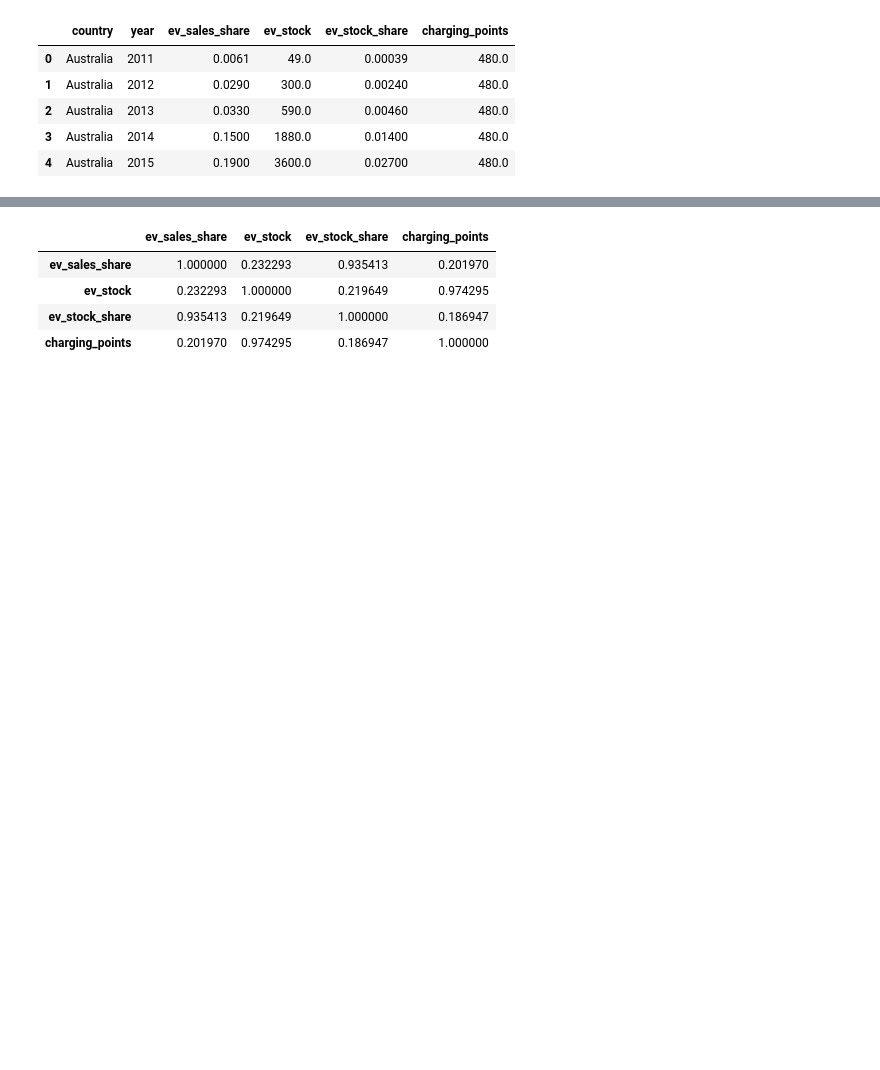
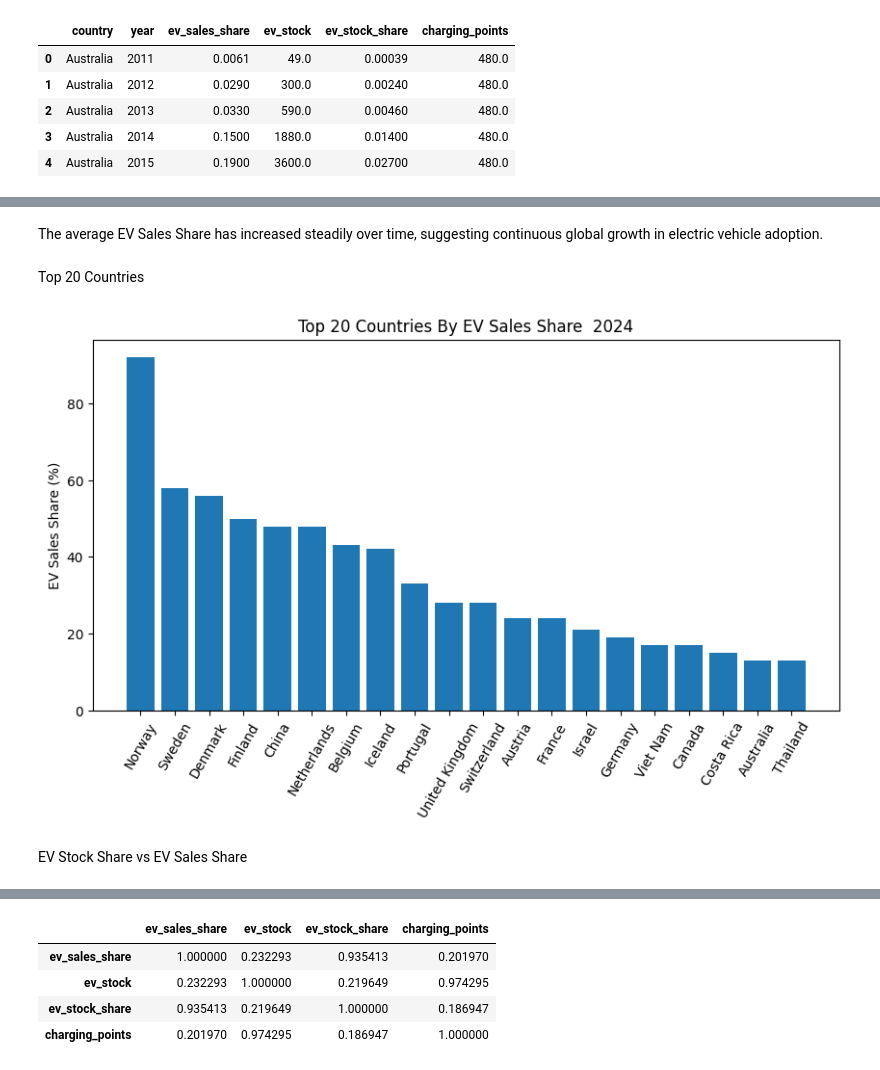
Before and after one commit to hemanth-kumar-1994/Final_Project, a Jupyter notebook: figures/Final_EDA_Plots.ipynb, the cells around one changed output, grey strips where cells are left out. Drawn from its saved outputs; the diff is of its cells as text; code cells hidden in the pictures; blank space fills up the shorter version.

```diff
--- a/figures/Final_EDA_Plots.ipynb
+++ b/figures/Final_EDA_Plots.ipynb
@@ -19,0 +61,28 @@ df.head()
+# %% [markdown]
+The average EV Sales Share has increased steadily over time, suggesting continuous global growth in electric vehicle adoption.
+# %% [markdown]
+Top 20 Countries
+# %%
+latest_year = df["year"].max()
+
+latest = df[df["year"] == latest_year]
+
+top20 = (
+    latest
+    .sort_values(
+        "ev_sales_share",
+        ascending=False
+    )
+    .head(20)
+)
+
+plt.figure(figsize=(10,5))
+plt.bar(top20["country"], top20["ev_sales_share"])
+plt.xticks(rotation=60)
+plt.title(f'Top 20 Countries By EV Sales Share  {latest_year}')
+plt.ylabel("EV Sales Share (%)")
+plt.show()
+# %% [output]
+[figure, added]
+# %% [markdown]
+EV Stock Share vs EV Sales Share
```
Also changed, not shown: parts of 13 cells of this notebook, 4 other files.
